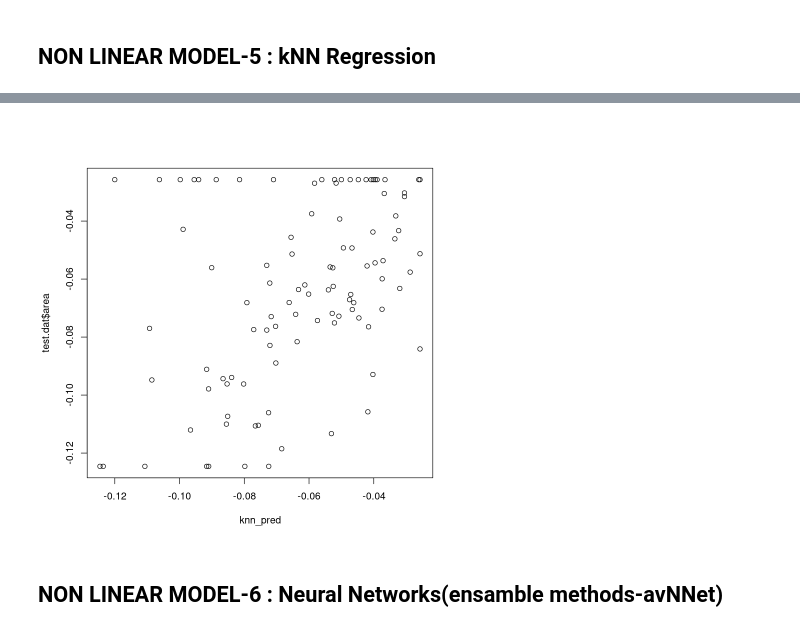
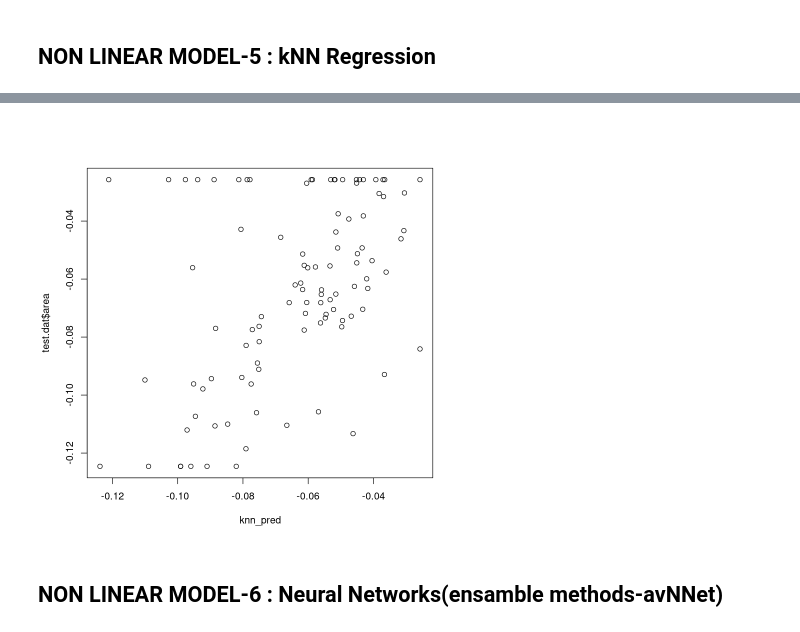
Before and after one commit to SIDCH1994/Forest_Fires_Prediction, a Jupyter notebook: DASC_5302_Final_Project2.ipynb, the cells around one changed output, grey strips where cells are left out. Cells and saved outputs as stored; diff of their text form; code cells hidden in the pictures.

```diff
--- a/DASC_5302_Final_Project2.ipynb
+++ b/DASC_5302_Final_Project2.ipynb
@@ -801,12 +786,12 @@ test.dat = forest_scale[-index,]
 X = train.dat[,-11]
 y = train.dat[, 11]
 
-knn_model = knnreg(X, y, k=3)
+knn_model = knnreg(X, y, k=4)
 
 
 knn_pred = predict(knn_model, test.dat[,-11])
 plot(knn_pred, test.dat$area)
 
 
-postResample(mars_pred, test_data$area)
+postResample(knn_pred, test_data$area)
 # %% [output]
@@ -815,4 +800,4 @@ postResample(mars_pred, test_data$area)
-[figure, old version]
+[figure, new version]
 # %% [markdown]
 ## NON LINEAR MODEL-6 : Neural Networks(ensamble methods-avNNet)
 # %%
```
Also changed, not shown: parts of 22 cells of this notebook.
